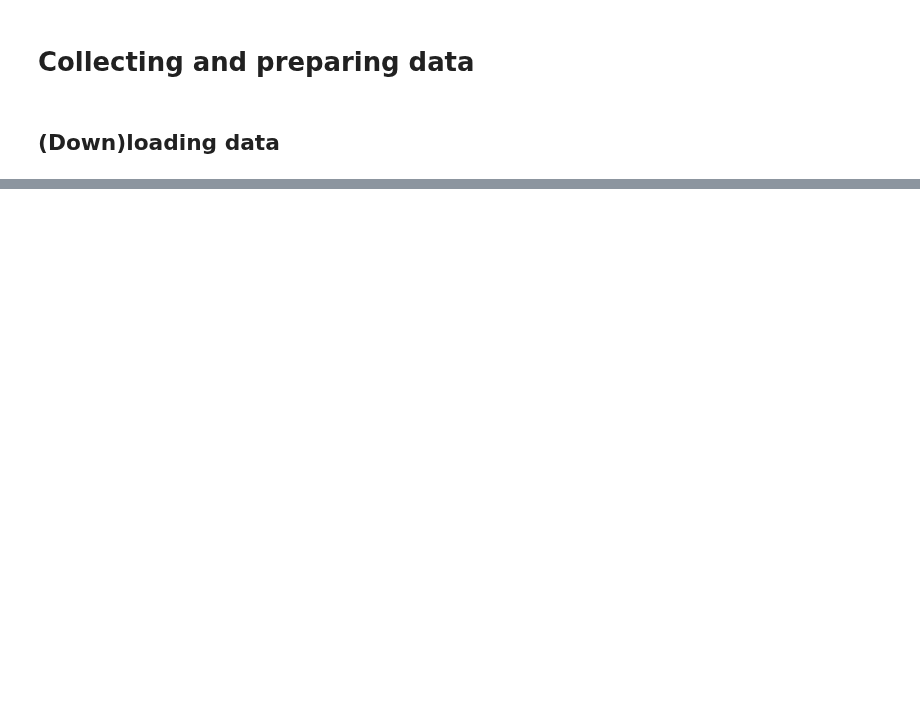
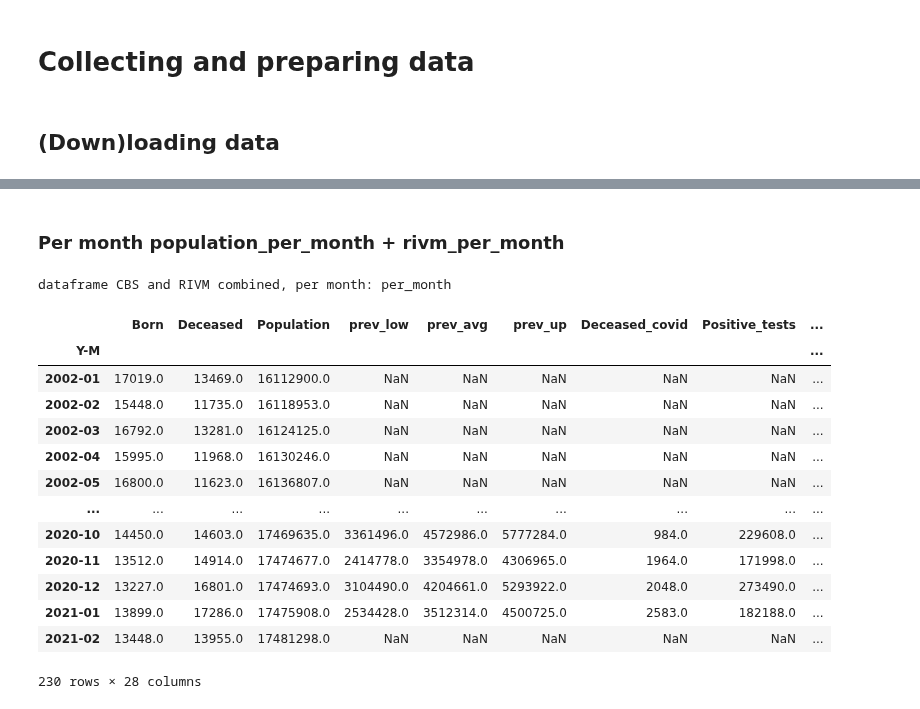
Before and after one commit to cjvanzwol/notebooks, a Jupyter notebook: Covid/data/data.ipynb, the cells around one changed output, grey strips where cells are left out. Drawn from its saved outputs; the diff is of its cells as text; code cells hidden in the pictures; blank space fills up the shorter version.

```diff
--- a/Covid/data/data.ipynb
+++ b/Covid/data/data.ipynb
@@ -285,0 +208,12 @@ population
+# %%
+# dropping unnececary columns
+population.drop(columns=['ID','BevolkingAanHetBeginVanDePeriode_1','TotaleVestiging_4',
+       'VestigingVanuitEenAndereGemeente_5', 'Immigratie_6',
+       'TotaalVertrekInclAdmCorrecties_7', 'VertrekNaarAndereGemeente_8',
+       'EmigratieInclusiefAdmCorrecties_9', 'OverigeCorrecties_10',
+       'Bevolkingsgroei_11', 'BevolkingsgroeiRelatief_12',
+       'BevolkingsgroeiSinds1Januari_13',
+       'BevolkingsgroeiSinds1JanuariRela_14'], inplace=True)
+population.rename(columns={"LevendGeborenKinderen_2": "Born",
+                                        "Overledenen_3": "Deceased",
+                                        "BevolkingAanHetEindeVanDePeriode_15": "Population"}, inplace=True)
@@ -285,0 +291,6 @@ population
+# %%
+population_per_month = population.groupby('Y-M').sum()
+population_per_month.index = pd.PeriodIndex(population_per_month.index, freq='M')
+
+print('dataframe from cbs created, per month: population_per_month')
+population_per_month
@@ -285,0 +544,26 @@ population
+# %% [markdown]
+### Per month population_per_month + rivm_per_month
+# %%
+per_month = pd.merge(population_per_month, rivm_per_month, on='Y-M', how='outer', sort=True)
+
+print('dataframe CBS and RIVM combined, per month: per_month')
+per_month
+
+#print('dataframe CBS and RIVM combined, per month per municipality: month_municipality')
+#month_municipality
+# %% [output]
+dataframe CBS and RIVM combined, per month: per_month
+|  | Born | Deceased | Population | prev_low | prev_avg | prev_up | Deceased_covid | Positive_tests | ... |
+| Y-M |  |  |  |  |  |  |  |  | ... |
+| 2002-01 | 17019.0 | 13469.0 | 16112900.0 | NaN | NaN | NaN | NaN | NaN | ... |
+| 2002-02 | 15448.0 | 11735.0 | 16118953.0 | NaN | NaN | NaN | NaN | NaN | ... |
+| 2002-03 | 16792.0 | 13281.0 | 16124125.0 | NaN | NaN | NaN | NaN | NaN | ... |
+| 2002-04 | 15995.0 | 11968.0 | 16130246.0 | NaN | NaN | NaN | NaN | NaN | ... |
+| 2002-05 | 16800.0 | 11623.0 | 16136807.0 | NaN | NaN | NaN | NaN | NaN | ... |
+| ... | ... | ... | ... | ... | ... | ... | ... | ... | ... |
+| 2020-10 | 14450.0 | 14603.0 | 17469635.0 | 3361496.0 | 4572986.0 | 5777284.0 | 984.0 | 229608.0 | ... |
+| 2020-11 | 13512.0 | 14914.0 | 17474677.0 | 2414778.0 | 3354978.0 | 4306965.0 | 1964.0 | 171998.0 | ... |
+| 2020-12 | 13227.0 | 16801.0 | 17474693.0 | 3104490.0 | 4204661.0 | 5293922.0 | 2048.0 | 273490.0 | ... |
+| 2021-01 | 13899.0 | 17286.0 | 17475908.0 | 2534428.0 | 3512314.0 | 4500725.0 | 2583.0 | 182188.0 | ... |
+| 2021-02 | 13448.0 | 13955.0 | 17481298.0 | NaN | NaN | NaN | NaN | NaN | ... |
+230 rows × 28 columns
```
Also changed, not shown: parts of 42 cells of this notebook, 31 other files.
